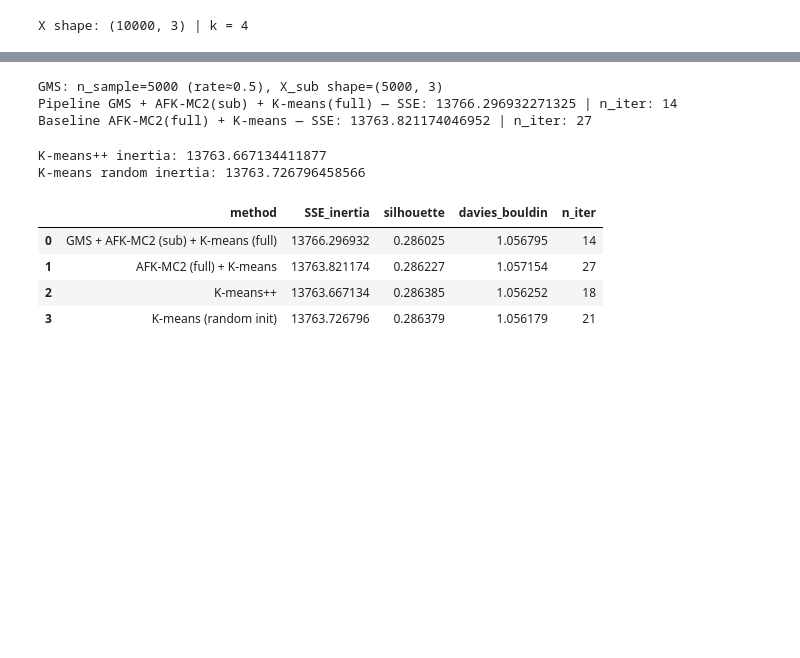
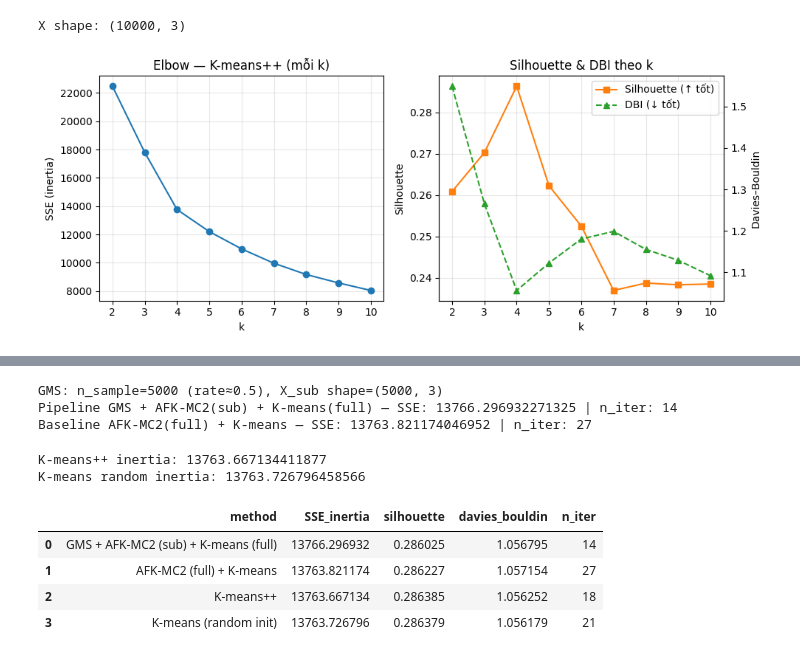
Before and after one commit to Viendeptrai1/GMS_AFKMC2, a Jupyter notebook: notebooks/customer_data/03_AFKMC2_customer_data.ipynb, the cells around one changed output, grey strips where cells are left out. Cells and saved outputs as stored; diff of their text form; code cells hidden in the pictures; blank space fills up the shorter version.

```diff
--- a/notebooks/customer_data/03_AFKMC2_customer_data.ipynb
+++ b/notebooks/customer_data/03_AFKMC2_customer_data.ipynb
@@ -77,7 +81,11 @@ OUT_DIR.mkdir(parents=True, exist_ok=True)
 FEATURE_COLS = ["R_z", "F_z", "M_z"]
 RANDOM_STATE = 42
 
-N_CLUSTERS = 4
+K_SEARCH_MIN = 2
+K_SEARCH_MAX = 10
+K_SELECTION_MODE = "fixed"  # "fixed" | "auto_silhouette" | "auto_davies_bouldin"
+FIXED_K = 4
+
 SAMPLE_RATE = 0.5
 OMEGA = np.ones(len(FEATURE_COLS), dtype=float)
 
@@ -91,11 +99,79 @@ KMEANS_MAX_ITER = 300
 # %%
 rfm = pd.read_csv(DATA_PATH)
 missing = [c for c in FEATURE_COLS if c not in rfm.columns]
 if missing:
     raise ValueError(f"Thiếu cột {missing}. Chạy 01_DataProcessing_customer_data.ipynb trước.")
 
 X = rfm[FEATURE_COLS].to_numpy(dtype=float)
 ids = rfm["customer_id"].to_numpy()
-print("X shape:", X.shape, "| k =", N_CLUSTERS)
+print("X shape:", X.shape)
+
+k_max_eff = min(K_SEARCH_MAX, X.shape[0] - 1)
+if k_max_eff < K_SEARCH_MIN:
+    raise ValueError(f"Cần n > k: n={X.shape[0]}, K_SEARCH_MIN={K_SEARCH_MIN}")
+
+_rows = []
+for _k in range(K_SEARCH_MIN, k_max_eff + 1):
+    _km = KMeans(
+        n_clusters=_k,
+        init="k-means++",
+        n_init=10,
+        max_iter=KMEANS_MAX_ITER,
+        random_state=RANDOM_STATE,
+        algorithm="elkan",
+    )
+    _lab = _km.fit_predict(X)
+    _rows.append(
+        {
+            "k": _k,
+            "SSE_inertia": _km.inertia_,
+            "silhouette": silhouette_score(X, _lab),
+            "davies_bouldin": davies_bouldin_score(X, _lab),
+            "n_iter": _km.n_iter_,
+        }
+    )
+k_scan = pd.DataFrame(_rows)
+k_scan_path = OUT_DIR / "kmeans_k_selection.csv"
+k_scan.to_csv(k_scan_path, index=False)
+
+fig, axes = plt.subplots(1, 2, figsize=(10, 4))
+axes[0].plot(k_scan["k"], k_scan["SSE_inertia"], "o-", color="C0")
+axes[0].set_xlabel("k")
+axes[0].set_ylabel("SSE (inertia)")
+axes[0].set_title("Elbow — K-means++ (mỗi k)")
+axes[0].grid(True, alpha=0.3)
+axes[1].plot(k_scan["k"], k_scan["silhouette"], "s-", color="C1", label="Silhouette (↑ tốt)")
+ax1b = axes[1].twinx()
+ax1b.plot(k_scan["k"], k_scan["davies_bouldin"], "^--", color="C2", label="DBI (↓ tốt)")
+axes[1].set_xlabel("k")
+axes[1].set_ylabel("Silhouette")
+ax1b.set_ylabel("Davies–Bouldin")
+axes[1].set_title("Silhouette & DBI theo k")
+axes[1].grid(True, alpha=0.3)
+lines1, lab1 = axes[1].get_legend_handles_labels()
+lines2, lab2 = ax1b.get_legend_handles_labels()
+axes[1].legend(lines1 + lines2, lab1 + lab2, loc="best")
+plt.tight_layout()
+plt.show()
+
+if K_SELECTION_MODE == "fixed":
+    if not (K_SEARCH_MIN <= FIXED_K <= k_max_eff):
+        raise ValueError(f"FIXED_K={FIXED_K} phải nằm trong [{K_SEARCH_MIN}, {k_max_eff}]")
+    N_CLUSTERS = int(FIXED_K)
+    _why = f'MODE="fixed", FIXED_K={FIXED_K} (paper / báo cáo; bảng trên để đối chiếu)'
+elif K_SELECTION_MODE == "auto_silhouette":
+    _best = k_scan.loc[k_scan["silhouette"].idxmax()]
+    N_CLUSTERS = int(_best["k"])
+    _why = f'MODE="auto_silhouette" → k={N_CLUSTERS} (Silhouette={_best["silhouette"]:.6f}, max trong [{K_SEARCH_MIN}, {k_max_eff}])'
+elif K_SELECTION_MODE == "auto_davies_bouldin":
+    _best = k_scan.loc[k_scan["davies_bouldin"].idxmin()]
+    N_CLUSTERS = int(_best["k"])
+    _why = f'MODE="auto_davies_bouldin" → k={N_CLUSTERS} (DBI={_best["davies_bouldin"]:.6f}, min trong [{K_SEARCH_MIN}, {k_max_eff}])'
+else:
+    raise ValueError('K_SELECTION_MODE phải là "fixed" | "auto_silhouette" | "auto_davies_bouldin"')
+
+print("\n=== Bảng quét k (K-means++, n_init=10) ===\n", k_scan.to_string(index=False))
+print(f"\n→ N_CLUSTERS = {N_CLUSTERS}\n   Cơ sở: {_why}\n   Đã lưu: {k_scan_path.resolve()}")
 # %% [output]
-X shape: (10000, 3) | k = 4
+X shape: (10000, 3)
+[figure, added]
```
Also changed, not shown: parts of 3 cells of this notebook, 6 other files.
